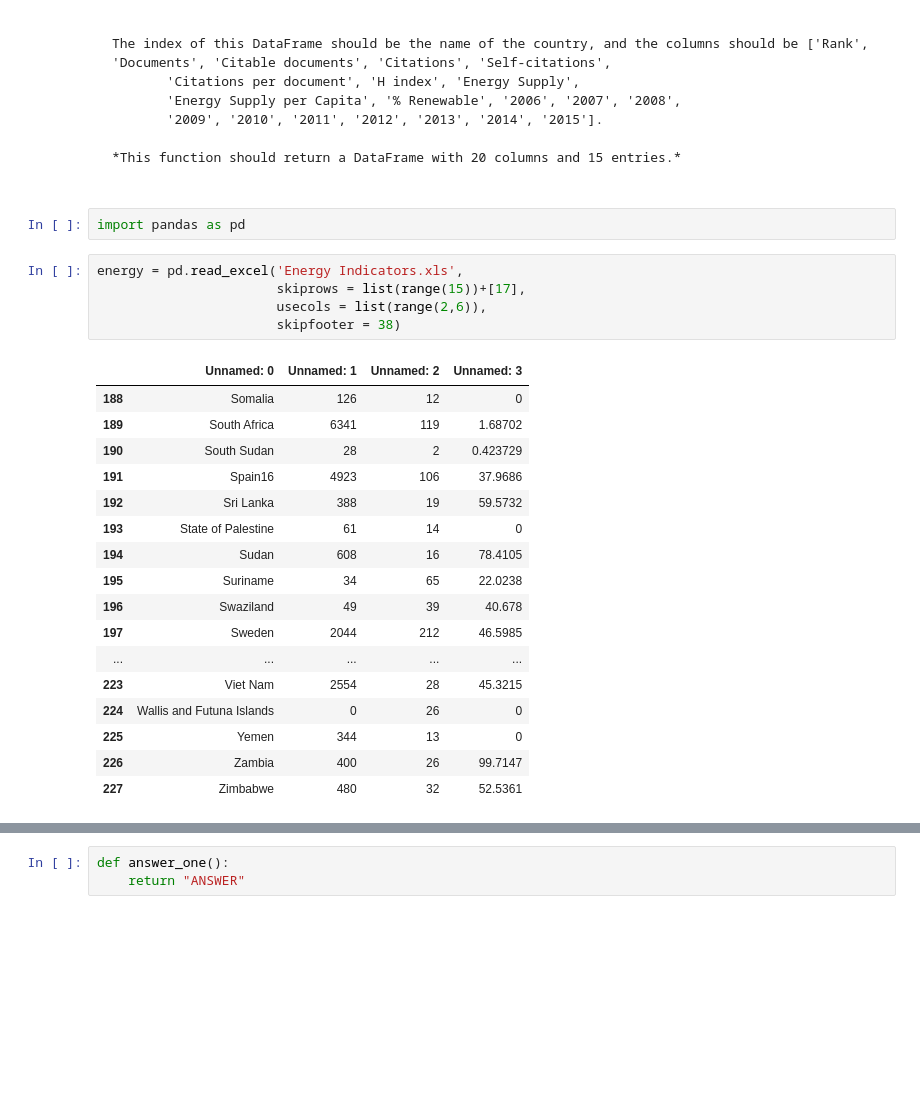
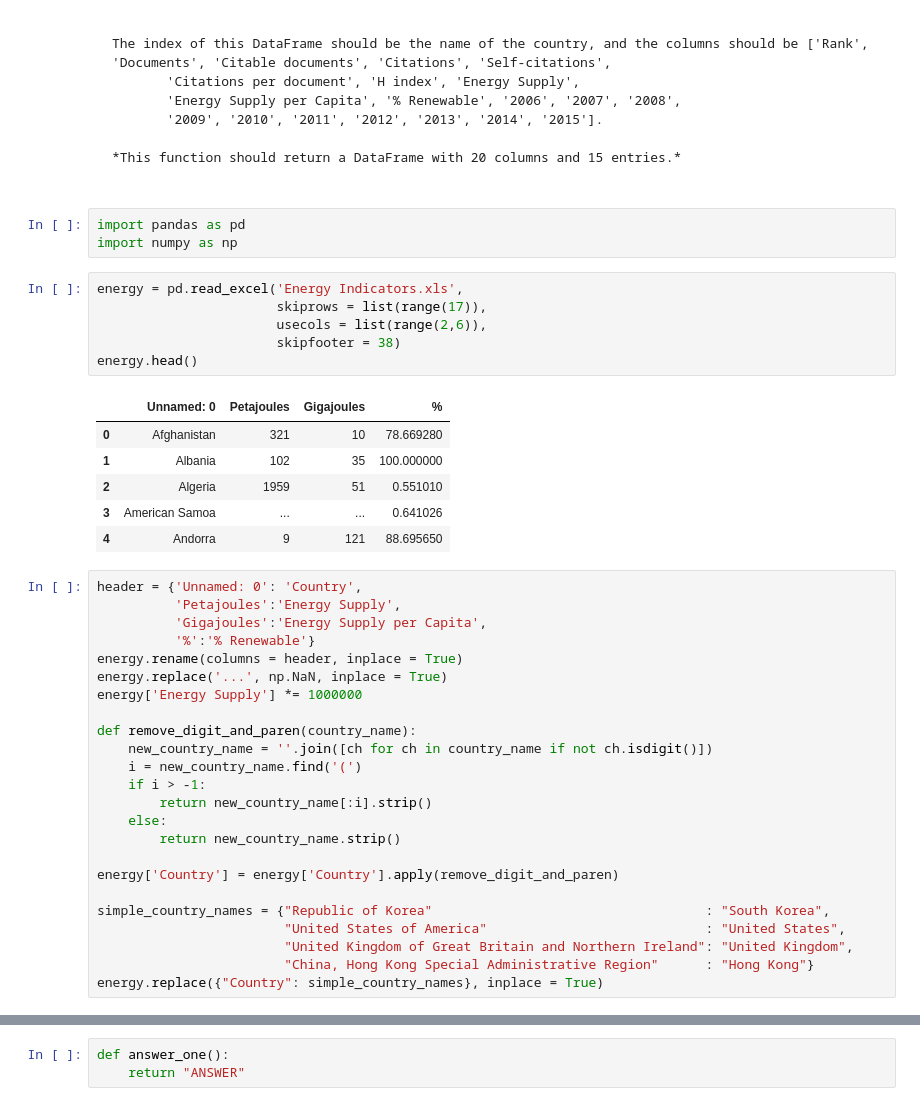
Before and after one commit to wontheone1/introduction-to-data-science-in-python, a Jupyter notebook: week3/Assignment3.ipynb, the cells around one changed output, grey strips where cells are left out. Saved outputs shown, nothing was run; the diff lists cells and outputs as text; blank space fills up the shorter version.

```diff
--- a/week3/Assignment3.ipynb
+++ b/week3/Assignment3.ipynb
@@ -56,26 +56,41 @@ The index of this DataFrame should be the name of the country, and the columns s
 *This function should return a DataFrame with 20 columns and 15 entries.*
 # %%
 import pandas as pd
+import numpy as np
 # %%
 energy = pd.read_excel('Energy Indicators.xls',
-                       skiprows = list(range(15))+[17],
+                       skiprows = list(range(17)),
                        usecols = list(range(2,6)),
                        skipfooter = 38)
+energy.head()
 # %% [output]
-|  | Unnamed: 0 | Unnamed: 1 | Unnamed: 2 | Unnamed: 3 |
-| 188 | Somalia | 126 | 12 | 0 |
-| 189 | South Africa | 6341 | 119 | 1.68702 |
-| 190 | South Sudan | 28 | 2 | 0.423729 |
-| 191 | Spain16 | 4923 | 106 | 37.9686 |
-| 192 | Sri Lanka | 388 | 19 | 59.5732 |
-| 193 | State of Palestine | 61 | 14 | 0 |
-| 194 | Sudan | 608 | 16 | 78.4105 |
-| 195 | Suriname | 34 | 65 | 22.0238 |
-| 196 | Swaziland | 49 | 39 | 40.678 |
-| 197 | Sweden | 2044 | 212 | 46.5985 |
-| ... | ... | ... | ... | ... |
-| 223 | Viet Nam | 2554 | 28 | 45.3215 |
-| 224 | Wallis and Futuna Islands | 0 | 26 | 0 |
-| 225 | Yemen | 344 | 13 | 0 |
-| 226 | Zambia | 400 | 26 | 99.7147 |
-| 227 | Zimbabwe | 480 | 32 | 52.5361 |
+|  | Unnamed: 0 | Petajoules | Gigajoules | % |
+| 0 | Afghanistan | 321 | 10 | 78.669280 |
+| 1 | Albania | 102 | 35 | 100.000000 |
+| 2 | Algeria | 1959 | 51 | 0.551010 |
+| 3 | American Samoa | ... | ... | 0.641026 |
+| 4 | Andorra | 9 | 121 | 88.695650 |
+# %%
+header = {'Unnamed: 0': 'Country',
+          'Petajoules':'Energy Supply',
+          'Gigajoules':'Energy Supply per Capita',
+          '%':'% Renewable'}
+energy.rename(columns = header, inplace = True)
+energy.replace('...', np.NaN, inplace = True)
+energy['Energy Supply'] *= 1000000
+
+def remove_digit_and_paren(country_name):
+    new_country_name = ''.join([ch for ch in country_name if not ch.isdigit()])
+    i = new_country_name.find('(')
+    if i > -1:
+        return new_country_name[:i].strip()
+    else:
+        return new_country_name.strip()
+
+energy['Country'] = energy['Country'].apply(remove_digit_and_paren)
+
+simple_country_names = {"Republic of Korea"                                   : "South Korea",
+                        "United States of America"                            : "United States",
+                        "United Kingdom of Great Britain and Northern Ireland": "United Kingdom",
+                        "China, Hong Kong Special Administrative Region"      : "Hong Kong"}
+energy.replace({"Country": simple_country_names}, inplace = True)
```
Also changed, not shown: parts of 6 cells of this notebook.
